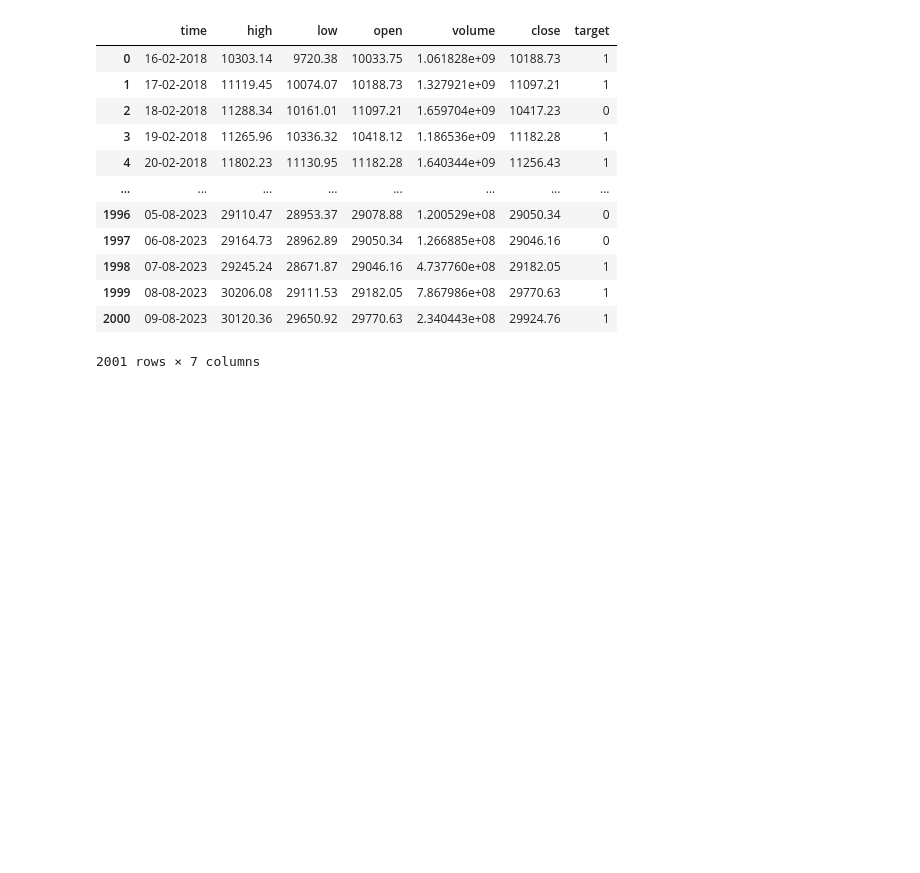
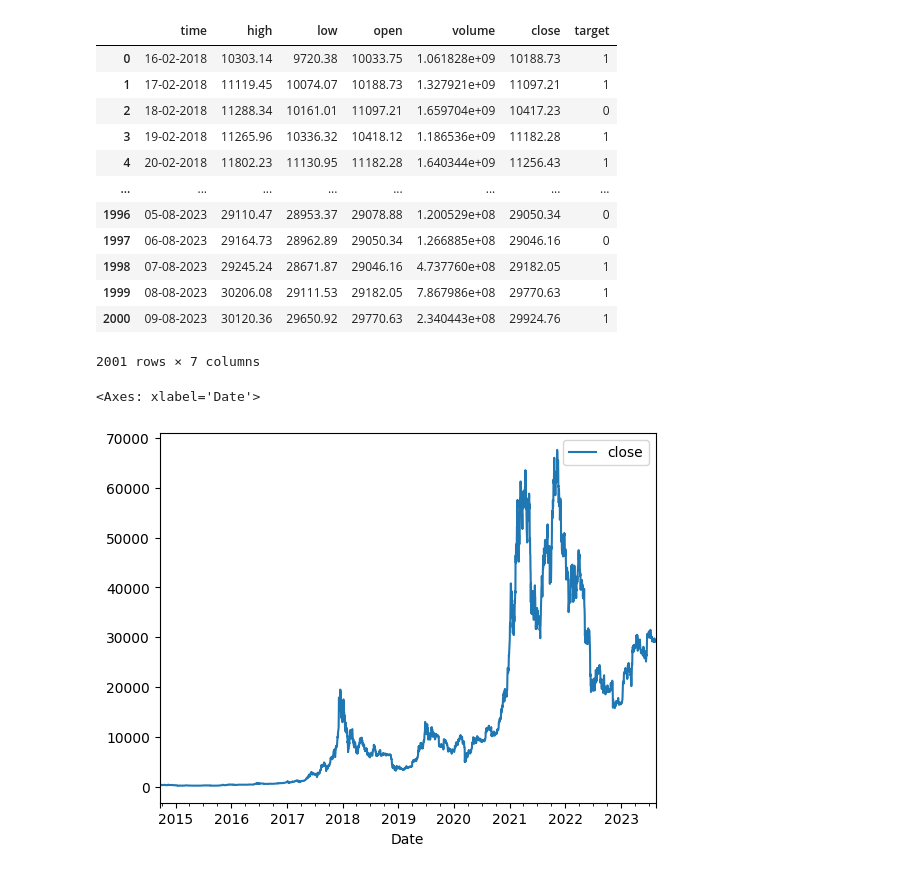
Before and after one commit to stordd13/Crypto-Price-Prediction, a Jupyter notebook: trials.ipynb, the cells around one changed output. Cells and saved outputs as stored; diff of their text form; code cells hidden in the pictures; blank space fills up the shorter version.

```diff
--- a/trials.ipynb
+++ b/trials.ipynb
@@ -35,0 +40,10 @@ df
+# %%
+btc_ticker = yf.Ticker("BTC-USD")
+# %%
+if os.path.exists("btc.csv"):
+    btc = pd.read_csv("btc.csv", index_col=0)
+else:
+    btc = btc_ticker.history(period="max")
+    btc.to_csv("btc.csv")
+# %%
+btc.index = pd.to_datetime(btc.index)
@@ -35,0 +53,7 @@ df
+# %%
+btc.columns = [c.lower() for c in btc.columns]
+# %%
+btc.plot.line(y="close", use_index=True)
+# %% [output]
+<Axes: xlabel='Date'>
+[figure, added]
```
Also changed, not shown: parts of 2 cells of this notebook, 1 other file.
